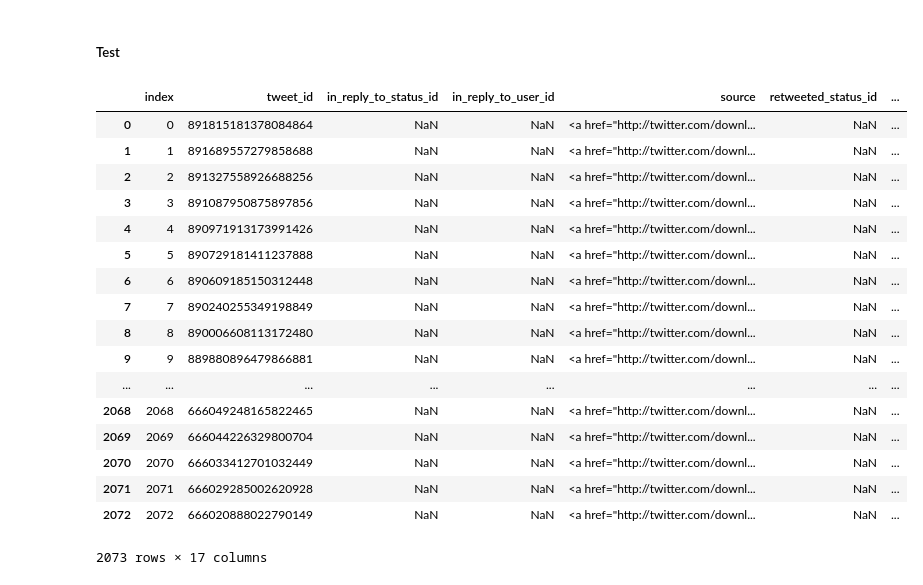
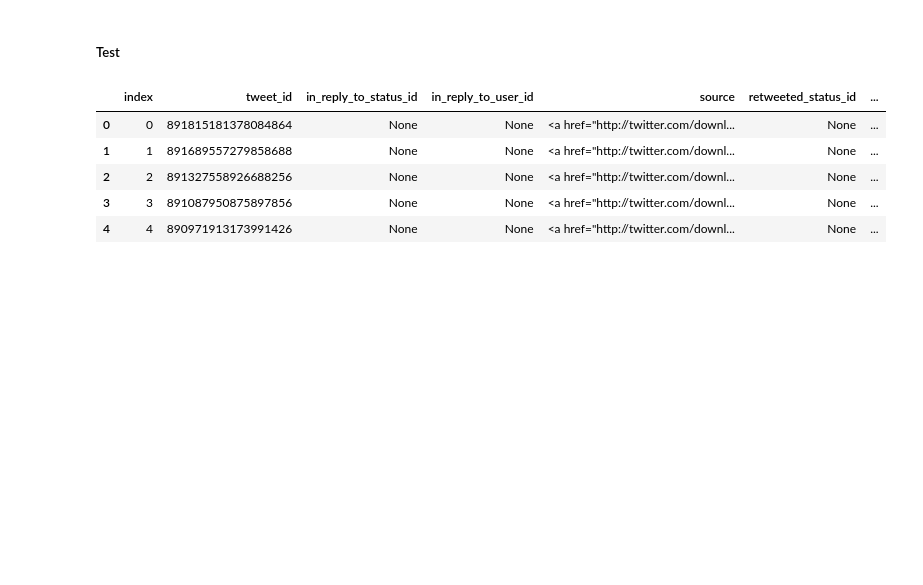
Before and after one commit to jemc36/Udacity-DAND-DataWrangling-TwitterAPI-WeRateDogs, a Jupyter notebook: wrangle_act.ipynb, the cells around one changed output. Saved outputs shown, nothing was run; the diff lists cells and outputs as text; code cells hidden in the pictures; blank space fills up the shorter version.

```diff
--- a/wrangle_act.ipynb
+++ b/wrangle_act.ipynb
@@ -1058,24 +1074,12 @@ df2_clean2.to_sql("image_predictions_tp", conn, if_exists="replace")
 # %% [markdown]
 ##### Test
 # %%
-pd.read_sql_query("select * from twitter_archive_master;", conn)
+pd.read_sql_query("select * from twitter_archive_master limit 5;", conn)
 # %% [output]
 |  | index | tweet_id | in_reply_to_status_id | in_reply_to_user_id | source | retweeted_status_id | ... |
-| 0 | 0 | 891815181378084864 | NaN | NaN | <a href="http://twitter.com/downl... | NaN | ... |
-| 1 | 1 | 891689557279858688 | NaN | NaN | <a href="http://twitter.com/downl... | NaN | ... |
-| 2 | 2 | 891327558926688256 | NaN | NaN | <a href="http://twitter.com/downl... | NaN | ... |
-| 3 | 3 | 891087950875897856 | NaN | NaN | <a href="http://twitter.com/downl... | NaN | ... |
-| 4 | 4 | 890971913173991426 | NaN | NaN | <a href="http://twitter.com/downl... | NaN | ... |
-| 5 | 5 | 890729181411237888 | NaN | NaN | <a href="http://twitter.com/downl... | NaN | ... |
-| 6 | 6 | 890609185150312448 | NaN | NaN | <a href="http://twitter.com/downl... | NaN | ... |
-| 7 | 7 | 890240255349198849 | NaN | NaN | <a href="http://twitter.com/downl... | NaN | ... |
-| 8 | 8 | 890006608113172480 | NaN | NaN | <a href="http://twitter.com/downl... | NaN | ... |
-| 9 | 9 | 889880896479866881 | NaN | NaN | <a href="http://twitter.com/downl... | NaN | ... |
-| ... | ... | ... | ... | ... | ... | ... | ... |
-| 2068 | 2068 | 666049248165822465 | NaN | NaN | <a href="http://twitter.com/downl... | NaN | ... |
-| 2069 | 2069 | 666044226329800704 | NaN | NaN | <a href="http://twitter.com/downl... | NaN | ... |
-| 2070 | 2070 | 666033412701032449 | NaN | NaN | <a href="http://twitter.com/downl... | NaN | ... |
-| 2071 | 2071 | 666029285002620928 | NaN | NaN | <a href="http://twitter.com/downl... | NaN | ... |
-| 2072 | 2072 | 666020888022790149 | NaN | NaN | <a href="http://twitter.com/downl... | NaN | ... |
+| 0 | 0 | 891815181378084864 | None | None | <a href="http://twitter.com/downl... | None | ... |
+| 1 | 1 | 891689557279858688 | None | None | <a href="http://twitter.com/downl... | None | ... |
+| 2 | 2 | 891327558926688256 | None | None | <a href="http://twitter.com/downl... | None | ... |
+| 3 | 3 | 891087950875897856 | None | None | <a href="http://twitter.com/downl... | None | ... |
+| 4 | 4 | 890971913173991426 | None | None | <a href="http://twitter.com/downl... | None | ... |
-2073 rows × 17 columns
 # %%
```
Also changed, not shown: parts of 50 cells of this notebook, 3 other files.
